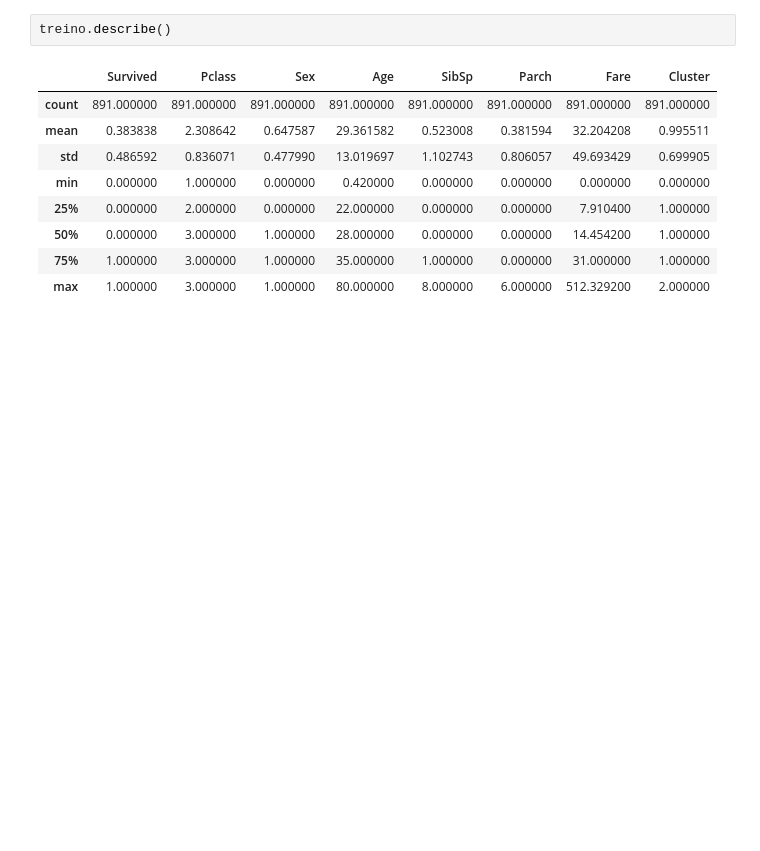
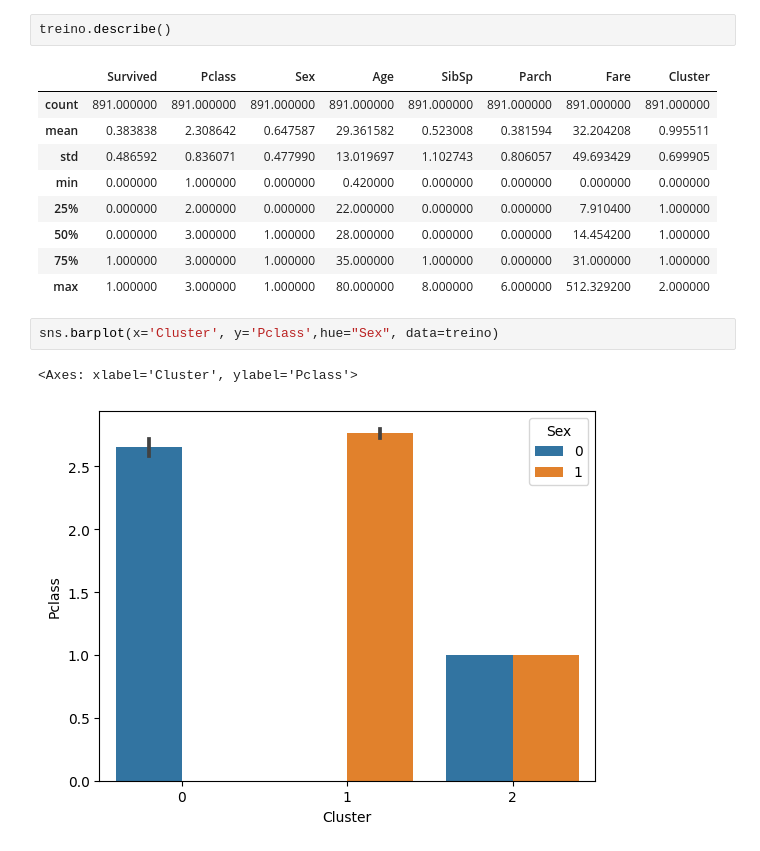
Before and after one commit to instrutordanilo/KmeansTitanic, a Jupyter notebook: Final_K_means_Tinatic.ipynb, the cells around one changed output. Cells and saved outputs as stored; diff of their text form; blank space fills up the shorter version.

```diff
--- a/Final_K_means_Tinatic.ipynb
+++ b/Final_K_means_Tinatic.ipynb
@@ -168,3 +169,8 @@ treino.describe()
 | 50% | 0.000000 | 3.000000 | 1.000000 | 28.000000 | 0.000000 | 0.000000 | 14.454200 | 1.000000 |
 | 75% | 1.000000 | 3.000000 | 1.000000 | 35.000000 | 1.000000 | 0.000000 | 31.000000 | 1.000000 |
 | max | 1.000000 | 3.000000 | 1.000000 | 80.000000 | 8.000000 | 6.000000 | 512.329200 | 2.000000 |
+# %%
+sns.barplot(x='Cluster', y='Pclass',hue="Sex", data=treino)
+# %% [output]
+<Axes: xlabel='Cluster', ylabel='Pclass'>
+[figure, added]
```
Also changed, not shown: parts of 3 cells of this notebook.
